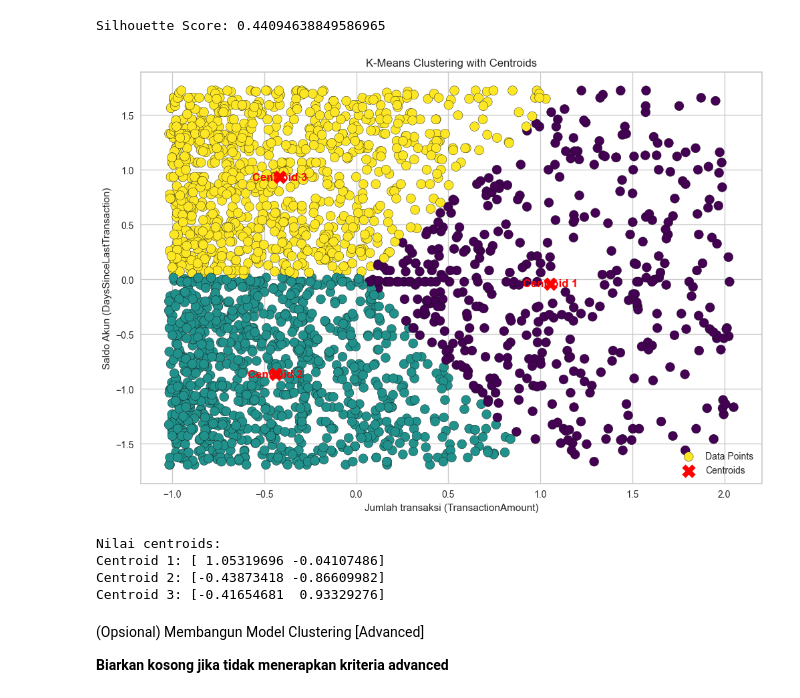
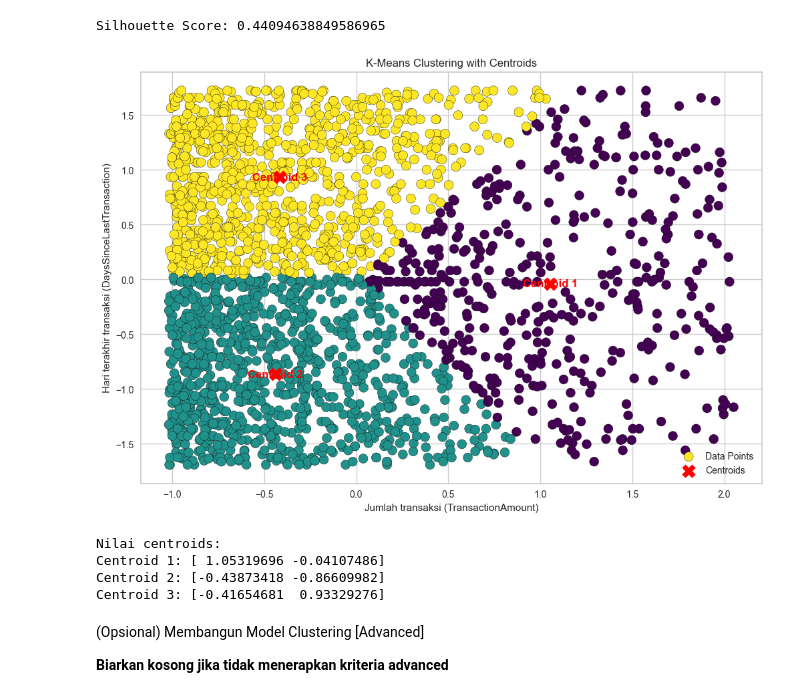
Before and after one commit to redomeire/banking-ml, a Jupyter notebook: [Clustering]_Submission_Akhir_BMLP_Redomeire.ipynb, the cells around one changed output. Drawn from its saved outputs; the diff is of its cells as text; code cells hidden in the pictures.

```diff
--- a/[Clustering]_Submission_Akhir_BMLP_Redomeire.ipynb
+++ b/[Clustering]_Submission_Akhir_BMLP_Redomeire.ipynb
@@ -427,25 +427,25 @@ Silhouette Score: 0.44094638849586965
 # %%
 # Membuat visualisasi hasil clustering
 centroids = kmeans.cluster_centers_
 plt.figure(figsize=(12, 8))
 
 plt.scatter(X[:, 0], X[:, 1], c=kmeans.labels_, cmap='viridis', marker='o', edgecolor='k', s=100, label='Data Points')
 plt.scatter(centroids[:, 0], centroids[:, 1], c='red', s=200, marker='X', label='Centroids')
 
 for i, centroid in enumerate(centroids):
     plt.text(centroid[0], centroid[1], f'Centroid {i+1}', fontsize=12, ha='center', va='center', color='red', weight='bold')
 
 plt.title('K-Means Clustering with Centroids')
 plt.xlabel('Jumlah transaksi (TransactionAmount)')
-plt.ylabel('Saldo Akun (DaysSinceLastTransaction)')
+plt.ylabel('Hari terakhir transaksi (DaysSinceLastTransaction)')
 plt.legend()
 plt.show()
 
 print("Nilai centroids:")
 for i, centroid in enumerate(centroids):
     print(f'Centroid {i+1}: {centroid}')
 # %% [output]
-[figure, old version]
+[figure, new version]
 Nilai centroids:
 Centroid 1: [ 1.05319696 -0.04107486]
 Centroid 2: [-0.43873418 -0.86609982]
```
Also changed, not shown: parts of 6 cells of this notebook, 3 other files.
